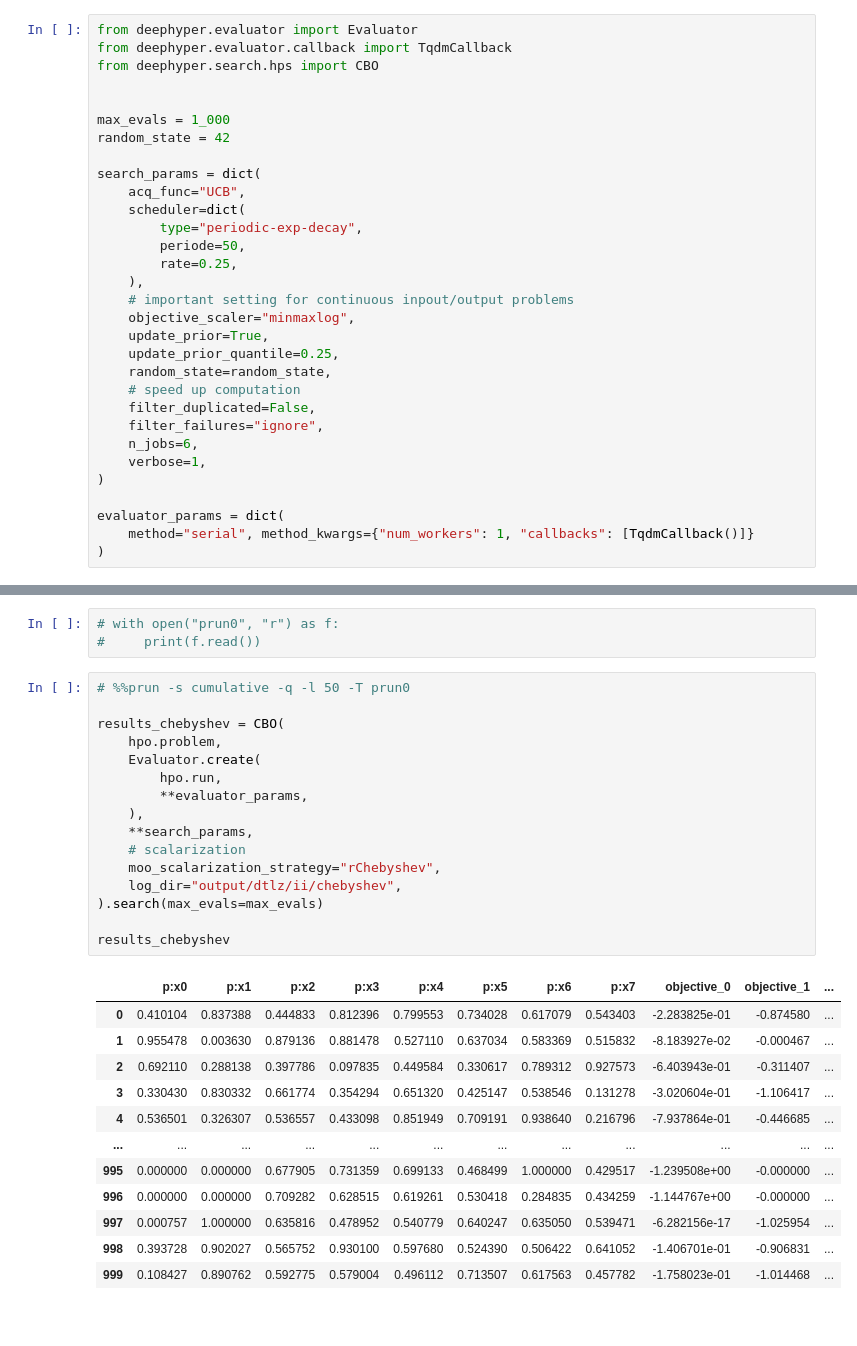
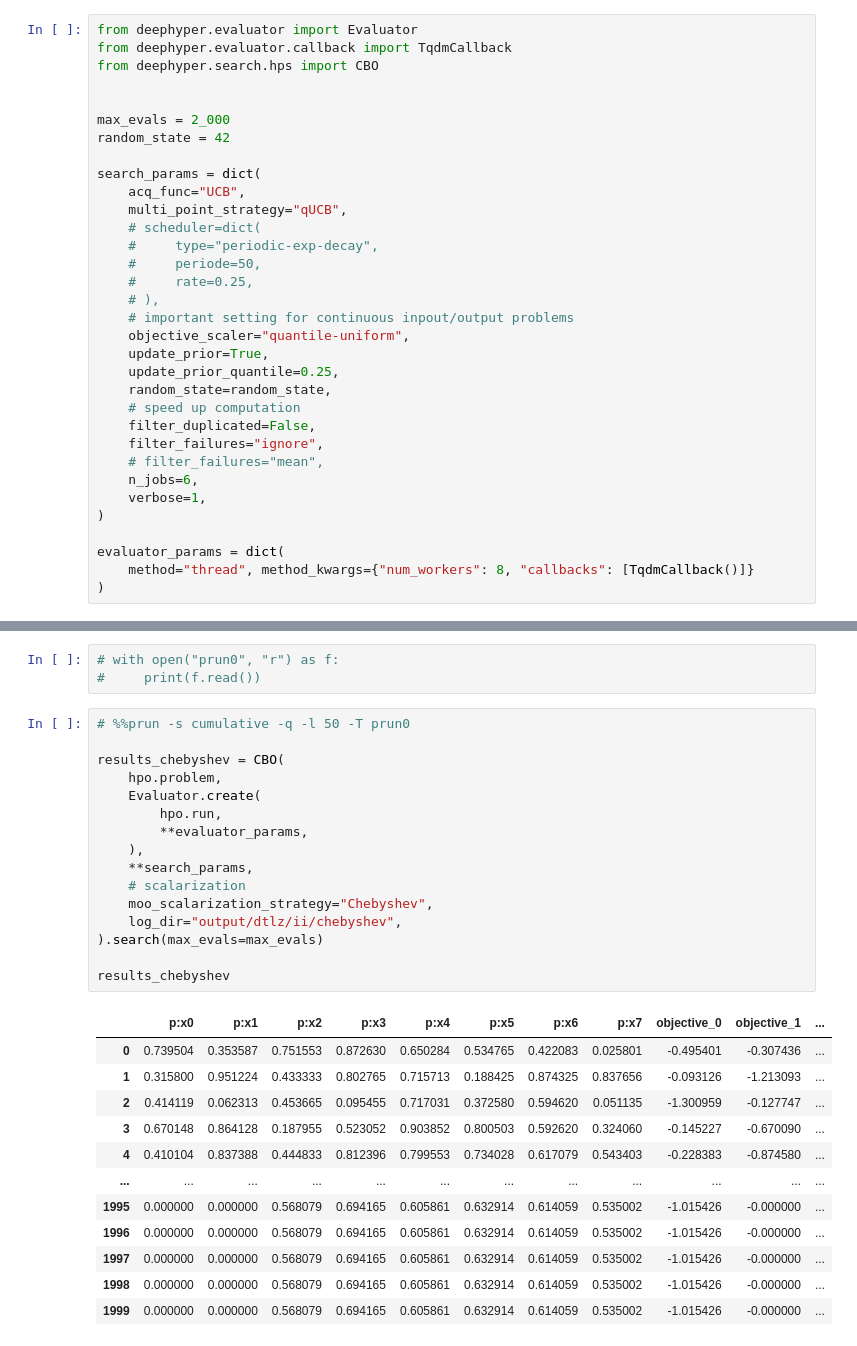
Before and after one commit to deephyper/bo-moo, a Jupyter notebook: notebooks/Experiments on DTLZ.ipynb, the cells around one changed output, grey strips where cells are left out. Drawn from its saved outputs; the diff is of its cells as text.

```diff
--- a/notebooks/Experiments on DTLZ.ipynb
+++ b/notebooks/Experiments on DTLZ.ipynb
@@ -20,30 +29,32 @@ from deephyper.evaluator.callback import TqdmCallback
 from deephyper.search.hps import CBO
 
 
-max_evals = 1_000
+max_evals = 2_000
 random_state = 42
 
 search_params = dict(
     acq_func="UCB",
-    scheduler=dict(
-        type="periodic-exp-decay",
-        periode=50,
-        rate=0.25,
-    ),
+    multi_point_strategy="qUCB",
+    # scheduler=dict(
+    #     type="periodic-exp-decay",
+    #     periode=50,
+    #     rate=0.25,
+    # ),
     # important setting for continuous inpout/output problems
-    objective_scaler="minmaxlog",
+    objective_scaler="quantile-uniform",
     update_prior=True,
     update_prior_quantile=0.25,
     random_state=random_state,
     # speed up computation
     filter_duplicated=False,
     filter_failures="ignore",
+    # filter_failures="mean",
     n_jobs=6,
     verbose=1,
 )
 
 evaluator_params = dict(
-    method="serial", method_kwargs={"num_workers": 1, "callbacks": [TqdmCallback()]}
+    method="thread", method_kwargs={"num_workers": 8, "callbacks": [TqdmCallback()]}
 )
 # %%
 # %%prun -s cumulative -q -l 50 -T prun0
@@ -81,29 +92,29 @@ results_linear
 # %%
 # %%prun -s cumulative -q -l 50 -T prun0
 
 results_chebyshev = CBO(
     hpo.problem,
     Evaluator.create(
         hpo.run,
         **evaluator_params,
     ),
     **search_params,
     # scalarization
-    moo_scalarization_strategy="rChebyshev",
+    moo_scalarization_strategy="Chebyshev",
     log_dir="output/dtlz/ii/chebyshev",
 ).search(max_evals=max_evals)
 
 results_chebyshev
 # %% [output]
 |  | p:x0 | p:x1 | p:x2 | p:x3 | p:x4 | p:x5 | p:x6 | p:x7 | objective_0 | objective_1 | ... |
-| 0 | 0.410104 | 0.837388 | 0.444833 | 0.812396 | 0.799553 | 0.734028 | 0.617079 | 0.543403 | -2.283825e-01 | -0.874580 | ... |
-| 1 | 0.955478 | 0.003630 | 0.879136 | 0.881478 | 0.527110 | 0.637034 | 0.583369 | 0.515832 | -8.183927e-02 | -0.000467 | ... |
-| 2 | 0.692110 | 0.288138 | 0.397786 | 0.097835 | 0.449584 | 0.330617 | 0.789312 | 0.927573 | -6.403943e-01 | -0.311407 | ... |
-| 3 | 0.330430 | 0.830332 | 0.661774 | 0.354294 | 0.651320 | 0.425147 | 0.538546 | 0.131278 | -3.020604e-01 | -1.106417 | ... |
-| 4 | 0.536501 | 0.326307 | 0.536557 | 0.433098 | 0.851949 | 0.709191 | 0.938640 | 0.216796 | -7.937864e-01 | -0.446685 | ... |
+| 0 | 0.739504 | 0.353587 | 0.751553 | 0.872630 | 0.650284 | 0.534765 | 0.422083 | 0.025801 | -0.495401 | -0.307436 | ... |
+| 1 | 0.315800 | 0.951224 | 0.433333 | 0.802765 | 0.715713 | 0.188425 | 0.874325 | 0.837656 | -0.093126 | -1.213093 | ... |
+| 2 | 0.414119 | 0.062313 | 0.453665 | 0.095455 | 0.717031 | 0.372580 | 0.594620 | 0.051135 | -1.300959 | -0.127747 | ... |
+| 3 | 0.670148 | 0.864128 | 0.187955 | 0.523052 | 0.903852 | 0.800503 | 0.592620 | 0.324060 | -0.145227 | -0.670090 | ... |
+| 4 | 0.410104 | 0.837388 | 0.444833 | 0.812396 | 0.799553 | 0.734028 | 0.617079 | 0.543403 | -0.228383 | -0.874580 | ... |
 | ... | ... | ... | ... | ... | ... | ... | ... | ... | ... | ... | ... |
-| 995 | 0.000000 | 0.000000 | 0.677905 | 0.731359 | 0.699133 | 0.468499 | 1.000000 | 0.429517 | -1.239508e+00 | -0.000000 | ... |
-| 996 | 0.000000 | 0.000000 | 0.709282 | 0.628515 | 0.619261 | 0.530418 | 0.284835 | 0.434259 | -1.144767e+00 | -0.000000 | ... |
-| 997 | 0.000757 | 1.000000 | 0.635816 | 0.478952 | 0.540779 | 0.640247 | 0.635050 | 0.539471 | -6.282156e-17 | -1.025954 | ... |
-| 998 | 0.393728 | 0.902027 | 0.565752 | 0.930100 | 0.597680 | 0.524390 | 0.506422 | 0.641052 | -1.406701e-01 | -0.906831 | ... |
-| 999 | 0.108427 | 0.890762 | 0.592775 | 0.579004 | 0.496112 | 0.713507 | 0.617563 | 0.457782 | -1.758023e-01 | -1.014468 | ... |
+| 1995 | 0.000000 | 0.000000 | 0.568079 | 0.694165 | 0.605861 | 0.632914 | 0.614059 | 0.535002 | -1.015426 | -0.000000 | ... |
+| 1996 | 0.000000 | 0.000000 | 0.568079 | 0.694165 | 0.605861 | 0.632914 | 0.614059 | 0.535002 | -1.015426 | -0.000000 | ... |
+| 1997 | 0.000000 | 0.000000 | 0.568079 | 0.694165 | 0.605861 | 0.632914 | 0.614059 | 0.535002 | -1.015426 | -0.000000 | ... |
+| 1998 | 0.000000 | 0.000000 | 0.568079 | 0.694165 | 0.605861 | 0.632914 | 0.614059 | 0.535002 | -1.015426 | -0.000000 | ... |
+| 1999 | 0.000000 | 0.000000 | 0.568079 | 0.694165 | 0.605861 | 0.632914 | 0.614059 | 0.535002 | -1.015426 | -0.000000 | ... |
```
Also changed, not shown: parts of 15 cells of this notebook, 2 other files.
